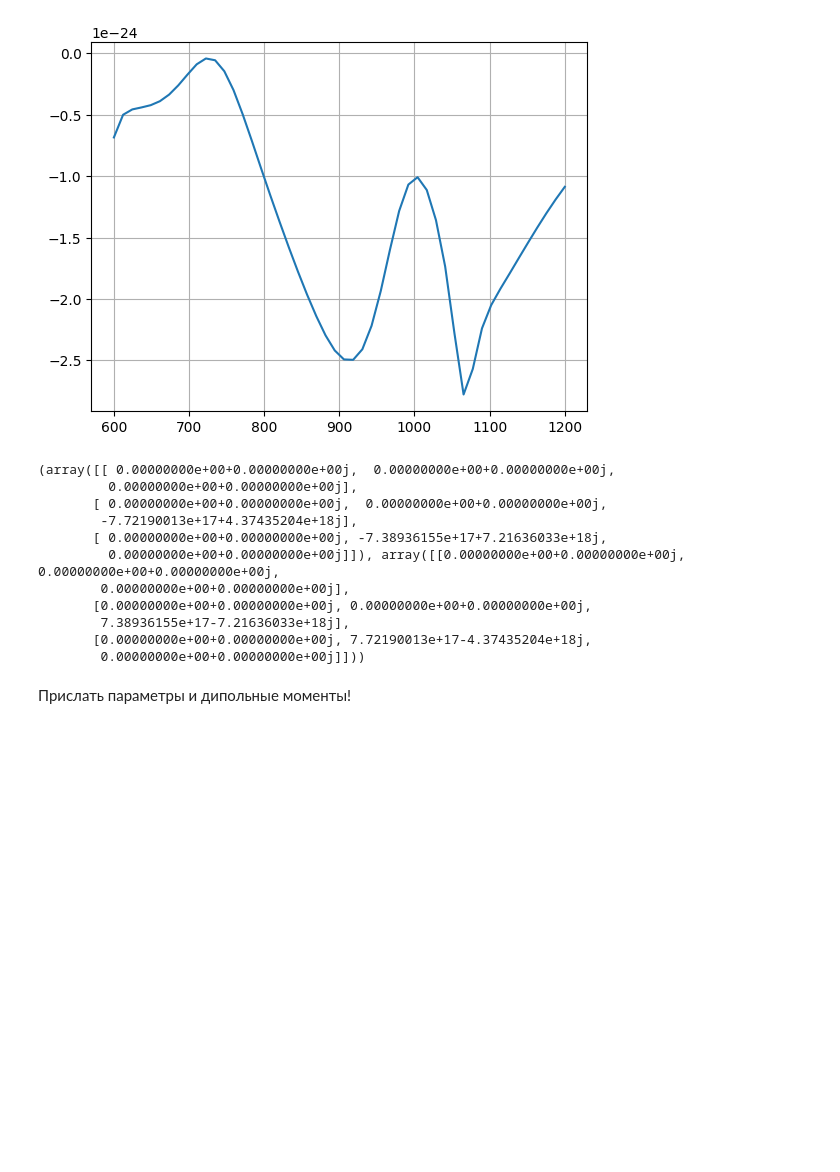
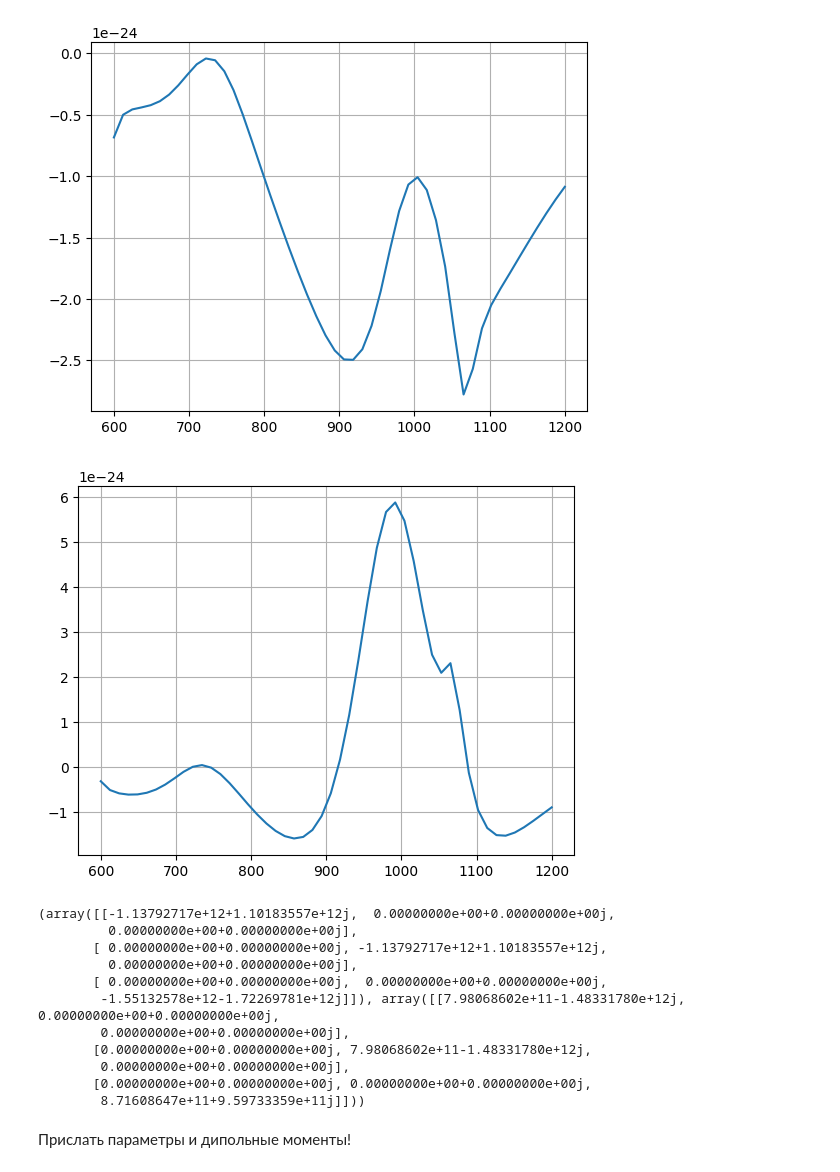
Before and after one commit to semyonbo/SPP_ANALYTICAL, a Jupyter notebook: plot.ipynb, the cells around one changed output. Drawn from its saved outputs; the diff is of its cells as text; code cells hidden in the pictures; blank space fills up the shorter version.

Commit message:
Added all forces

```diff
--- a/plot.ipynb
+++ b/plot.ipynb
@@ -211,8 +211,9 @@ print(dipoles.initial_field(wl, angle, 1, eps_Au, point, phase, a))
 wls = np.linspace(600,1200, 50)
 F_x = np.empty_like(wls)
 F_y = np.empty_like(wls)
+F_z = np.empty_like(wls)
 for i in tqdm(range(len(wls))):
-    F_x[i],F_y[i] = force.F(wls[i], eps_Au, point, R, eps_Si, angle,amplitude=1,phase=phase,a=a, stop=STOP)
+    F_x[i],F_y[i], F_z[i], _ = force.F(wls[i], eps_Au, point, R, eps_Si, angle,amplitude=1,phase=phase,a=a, stop=STOP)
 # %% [output]
 (array([[0.27747304-1.22425j   ],
        [0.25039754-1.35334001j],
@@ -230,6 +231,11 @@ plt.plot(wls, F_x)
 plt.grid()
 # %% [output]
 [figure]
+# %%
+plt.plot(wls, F_z)
+plt.grid()
+# %% [output]
+[figure, added]
 # %%
 import green_func
 import frenel
@@ -255,18 +261,18 @@ dy_Green_E_yz = []
 # for wl in wls:
 #     dy_Green_E_yz.append(green_func.dy_green_E_H_yz())
 
-print(green_func.dx_rot_green_E_H(wl, point[2], eps_Au, np.inf))
+print(green_func.dz_green_E_H(wl, point[2], eps_Au, np.inf))
 # %% [output]
-(array([[ 0.00000000e+00+0.00000000e+00j,  0.00000000e+00+0.00000000e+00j,
+(array([[-1.13792717e+12+1.10183557e+12j,  0.00000000e+00+0.00000000e+00j,
+         0.00000000e+00+0.00000000e+00j],
+       [ 0.00000000e+00+0.00000000e+00j, -1.13792717e+12+1.10183557e+12j,
          0.00000000e+00+0.00000000e+00j],
        [ 0.00000000e+00+0.00000000e+00j,  0.00000000e+00+0.00000000e+00j,
-        -7.72190013e+17+4.37435204e+18j],
-       [ 0.00000000e+00+0.00000000e+00j, -7.38936155e+17+7.21636033e+18j,
-         0.00000000e+00+0.00000000e+00j]]), array([[0.00000000e+00+0.00000000e+00j, 0.00000000e+00+0.00000000e+00j,
+        -1.55132578e+12-1.72269781e+12j]]), array([[7.98068602e+11-1.48331780e+12j, 0.00000000e+00+0.00000000e+00j,
+        0.00000000e+00+0.00000000e+00j],
+       [0.00000000e+00+0.00000000e+00j, 7.98068602e+11-1.48331780e+12j,
         0.00000000e+00+0.00000000e+00j],
        [0.00000000e+00+0.00000000e+00j, 0.00000000e+00+0.00000000e+00j,
-        7.38936155e+17-7.21636033e+18j],
-       [0.00000000e+00+0.00000000e+00j, 7.72190013e+17-4.37435204e+18j,
-        0.00000000e+00+0.00000000e+00j]]))
+        8.71608647e+11+9.59733359e+11j]]))
 # %% [markdown]
 Прислать параметры и дипольные моменты!
```
Also changed, not shown: 3 other files.
